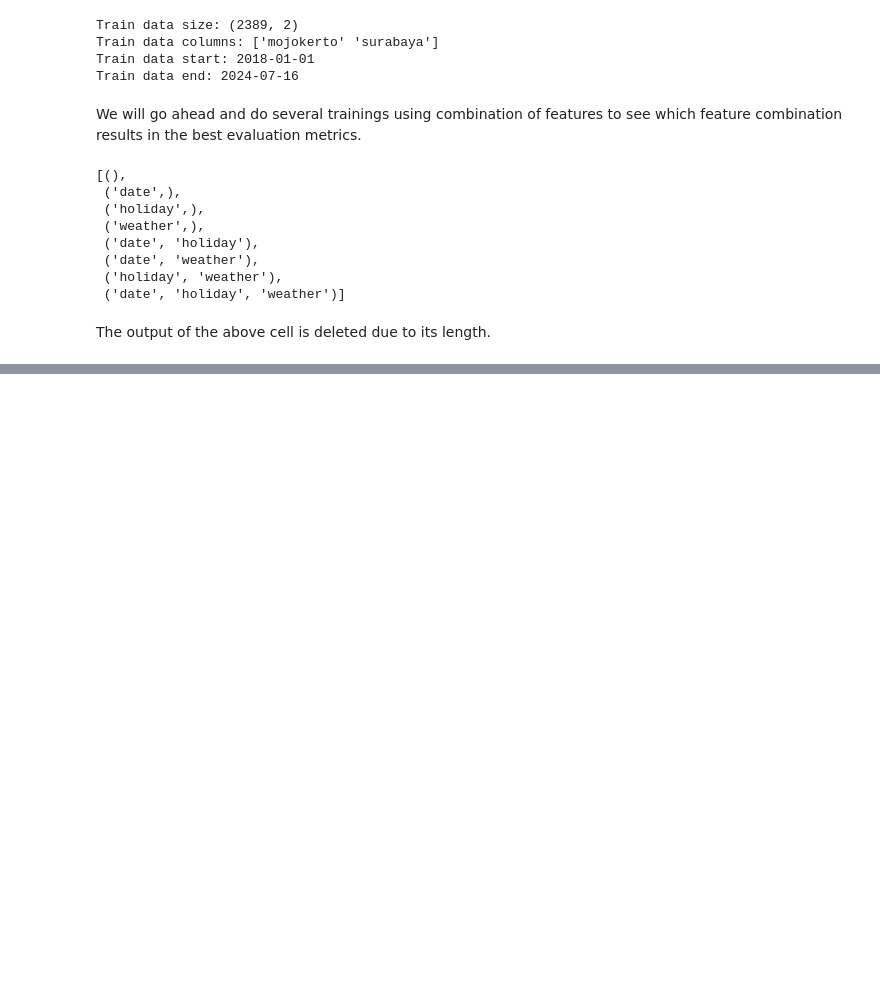
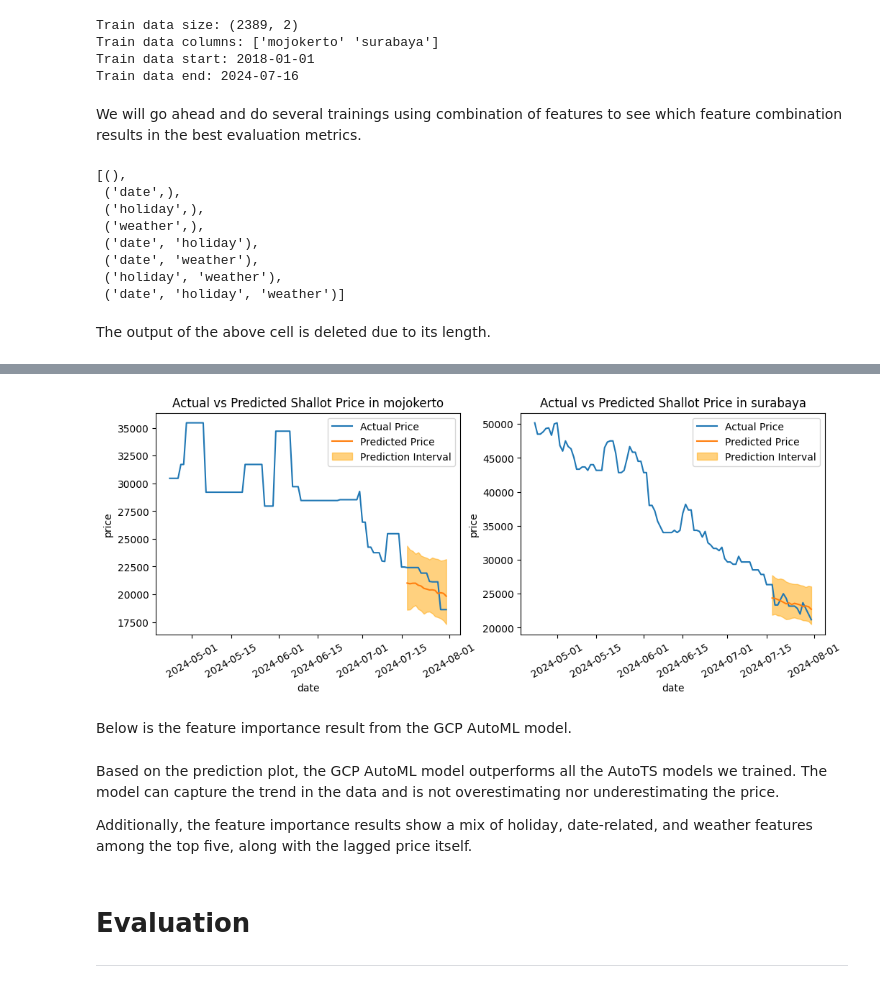
Before and after one commit to fandayp/exploratory, a Jupyter notebook: timeseries_automl.ipynb, the cells around one changed output, grey strips where cells are left out. Cells and saved outputs as stored; diff of their text form; code cells hidden in the pictures; blank space fills up the shorter version.

```diff
--- a/timeseries_automl.ipynb
+++ b/timeseries_automl.ipynb
@@ -757,0 +817,7 @@ plt.show()
+# %%
+# Register timeseries dataset
+if IS_GCP_TRAIN:
+    dataset = aiplatform.TimeSeriesDataset.create(
+        display_name=DS_NAME,
+        gcs_source=[os.path.join(f"gs://{BUCKET_NAME}", DS_FEAT_CSV)]
+    )
@@ -757,0 +870,7 @@ plt.show()
+# %%
+# Create training job
+training_job = aiplatform.AutoMLForecastingTrainingJob(
+    display_name=MODEL_DISPLAY_NAME,
+    optimization_objective="minimize-rmse",
+    column_specs=columns_specs,
+)
@@ -757,0 +940,44 @@ plt.show()
+# %%
+predictions_gcp = pd.DataFrame(rows, columns=["date", "regions", "prediction",
+                                              "0.05", "0.5", "0.95"])
+predictions_gcp["date"] = pd.to_datetime(predictions_gcp["date"])
+# %%
+# Plot prediction results
+
+fig, axs = plt.subplots(nrows=1, ncols=2, figsize=(12, 4))
+for col, region in enumerate(unique_region):
+
+    # Only take the last 100 days of data to plot
+    actual_price = feat_df[feat_df["regions"] == region].iloc[-100:]
+
+    sns.lineplot(actual_price, x="date", y="price",
+                 ax=axs[col], label="Actual Price")
+
+    # Filter predicted prices for each region
+    predicted_price = predictions_gcp[predictions_gcp["regions"] == region]
+
+    sns.lineplot(predicted_price, x="date", y="prediction",
+                  ax=axs[col], label="Predicted Price")
+    axs[col].fill_between(predicted_price["date"],
+                          predicted_price["0.05"],
+                          predicted_price["0.95"],
+                          color="orange", alpha=0.5,
+                          label="Prediction Interval")
+
+    axs[col].set_title(f"Actual vs Predicted Shallot Price in {region}")
+    axs[col].tick_params(axis="x", rotation=30)
+    axs[col].legend(loc="upper right")
+
+plt.show()
+# %% [output]
+[figure, added]
+# %% [markdown]
+Below is the feature importance result from the GCP AutoML model.
+# %% [markdown]
+Based on the prediction plot, the GCP AutoML model outperforms all the AutoTS models we trained. The model can capture the trend in the data and is not overestimating nor underestimating the price.
+
+Additionally, the feature importance results show a mix of holiday, date-related, and weather features among the top five, along with the lagged price itself.
+# %% [markdown]
+# Evaluation
+
+---
```
Also changed, not shown: parts of 26 cells of this notebook, 1 other file.
